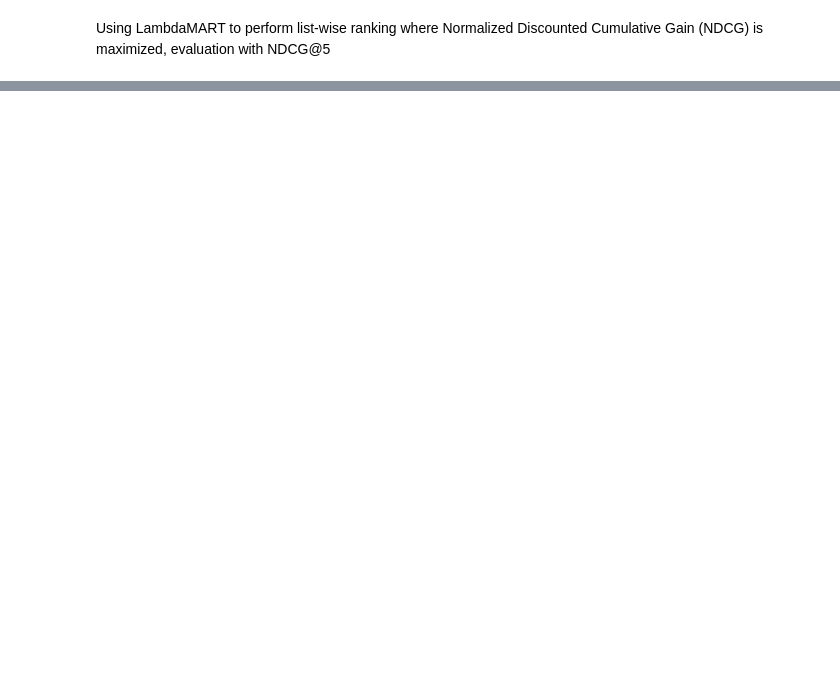
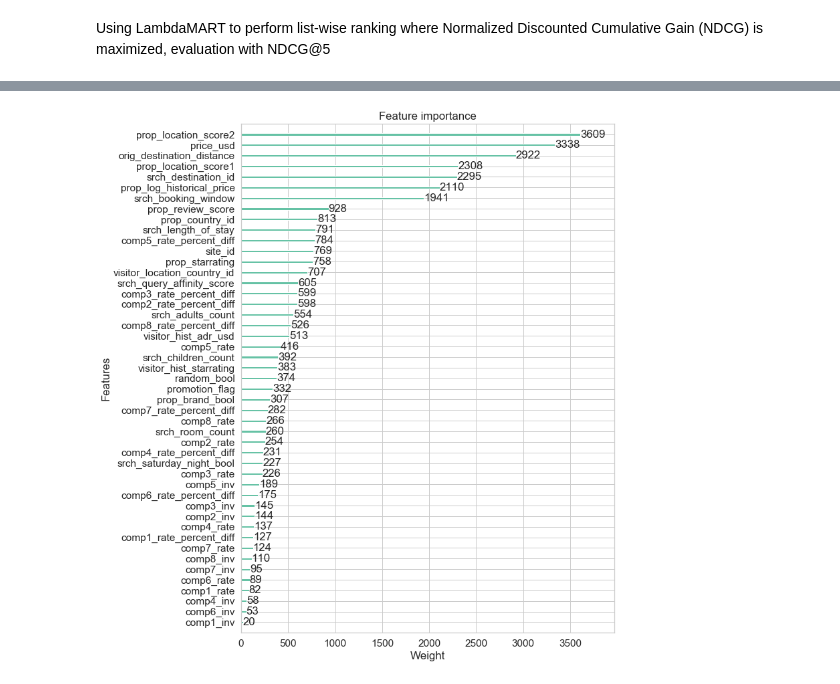
Before and after one commit to andrei-andrianov/kaggle-expedia-mining, a Jupyter notebook: Ranking.ipynb, the cells around one changed output, grey strips where cells are left out. Drawn from its saved outputs; the diff is of its cells as text; code cells hidden in the pictures; blank space fills up the shorter version.

Commit message:
Feature importance plots

```diff
--- a/Ranking.ipynb
+++ b/Ranking.ipynb
@@ -40,21 +45,23 @@ model = StandardScaler()
 y_train = X_train.click_bool.values
 
 X_train = X_train.drop([
-    'click_bool', 'gross_bookings_usd', 'booking_bool', 'date_time', 'position'
+    'click_bool', 'gross_bookings_usd', 'booking_bool', 'date_time', 'position',
+    'srch_id', 'prop_id'
 ],
-                        axis=1).values
+                       axis=1).values
 
-X_train = model.fit_transform(X_train)
+model.fit(X_train)
+X_train = model.transform(X_train)
 # %%
 # Normalizing validation set
 
 y_valid = X_valid.click_bool.values
 
 X_valid = X_valid.drop([
-    'click_bool', 'gross_bookings_usd', 'booking_bool', 'date_time', 'position'
+    'click_bool', 'gross_bookings_usd', 'booking_bool', 'date_time', 'position',
+    'srch_id', 'prop_id'
 ],
-                        axis=1).values
-# X = X.replace([np.inf, -np.inf], np.nan).fillna(0).values
+                       axis=1).values
 
 X_valid = model.transform(X_valid)
 # %%
@@ -69,7 +78,11 @@ Using LambdaMART to perform list-wise ranking where Normalized Discounted Cumula
 # Gradient boosting algorithm
 
 model = XGBRanker(
-    objective='rank:ndcg', learning_rate=.1, max_depth=5, n_estimators=1500)
+    n_jobs=15,
+    objective='rank:ndcg',
+    learning_rate=.1,
+    max_depth=7,
+    n_estimators=1500)
 
 model.fit(
     X_train,
@@ -77,8 +90,10 @@ model.fit(
     group=list(groups_size_train.values()),
     eval_metric='ndcg@5',
     eval_set=[(X_train, y_train), (X_valid, y_valid)],
-    eval_group=[list(groups_size_train.values()),
-                list(groups_size_valid.values())],
+    eval_group=[
+        list(groups_size_train.values()),
+        list(groups_size_valid.values())
+    ],
     early_stopping_rounds=100)
 # %% [output]
 XGBRanker(base_score=0.5, booster='gbtree', colsample_bylevel=1,
@@ -107,0 +127,6 @@ df_pred.to_csv('~/Desktop/DMT/submission03.csv', index=False)
+# %%
+sns.set(
+    style='whitegrid',
+    palette='Set2',
+    font_scale=1.4,
+    rc={"figure.figsize": [10, 14]})
@@ -107,0 +147,6 @@ df_pred.to_csv('~/Desktop/DMT/submission03.csv', index=False)
+# %%
+plot_importance(model)
+plt.xlabel('Weight')
+plt.show()
+# %% [output]
+[figure, added]
```
Also changed, not shown: parts of 19 cells of this notebook, 1 other file.
